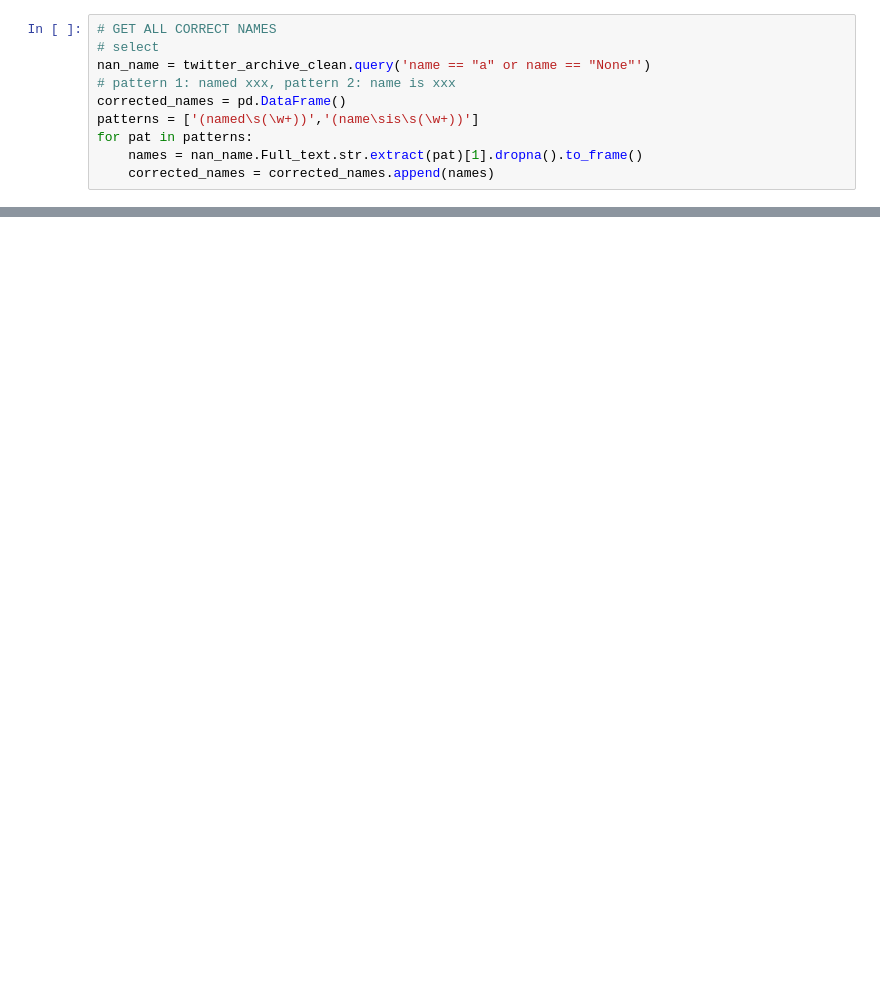
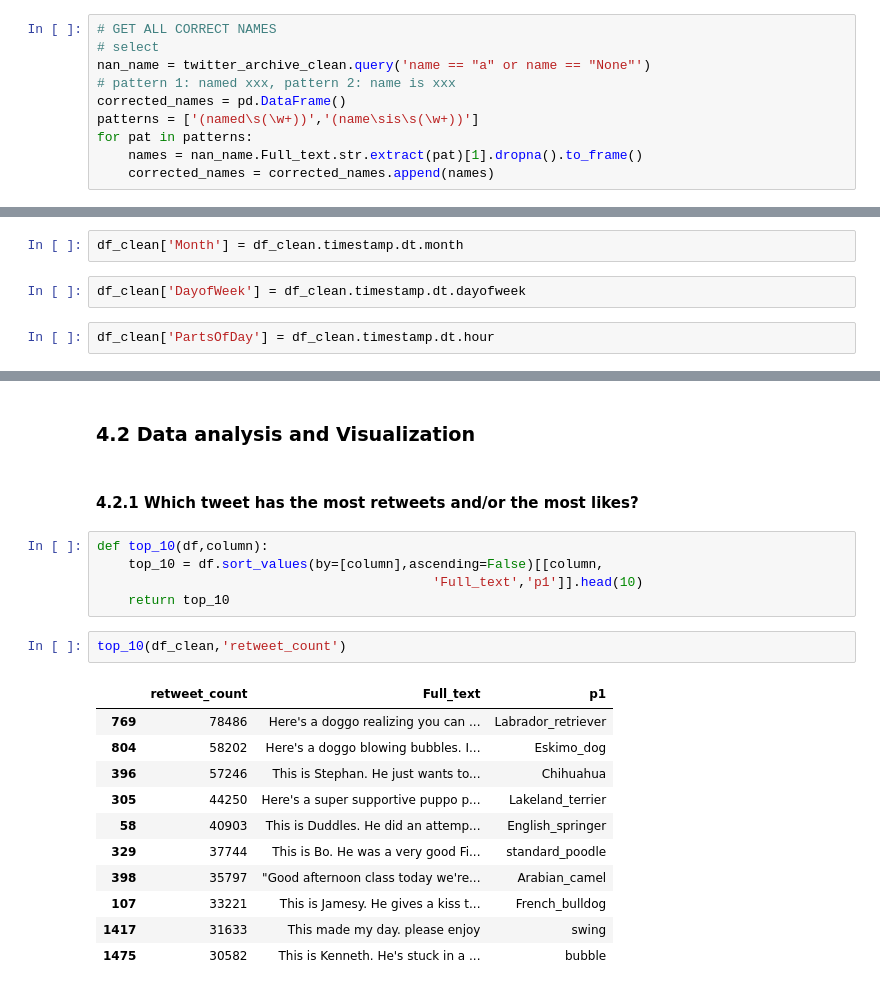
Before and after one commit to Jinning-beep/Udacity_data_analyst_projects, a Jupyter notebook: Project 4/wrangle_act.ipynb, the cells around one changed output, grey strips where cells are left out. Saved outputs shown, nothing was run; the diff lists cells and outputs as text; blank space fills up the shorter version.

```diff
--- a/Project 4/wrangle_act.ipynb
+++ b/Project 4/wrangle_act.ipynb
@@ -605,0 +868,6 @@ Name: Full_text, dtype: object
+# %%
+df_clean['Month'] = df_clean.timestamp.dt.month
+# %%
+df_clean['DayofWeek'] = df_clean.timestamp.dt.dayofweek
+# %%
+df_clean['PartsOfDay'] = df_clean.timestamp.dt.hour
@@ -605,0 +886,23 @@ Name: Full_text, dtype: object
+# %% [markdown]
+### 4.2 Data analysis and Visualization
+# %% [markdown]
+#### 4.2.1  Which tweet has the most retweets and/or the most likes?
+# %%
+def top_10(df,column):
+    top_10 = df.sort_values(by=[column],ascending=False)[[column,
+                                           'Full_text','p1']].head(10)
+    return top_10
+# %%
+top_10(df_clean,'retweet_count')
+# %% [output]
+|  | retweet_count | Full_text | p1 |
+| 769 | 78486 | Here's a doggo realizing you can ... | Labrador_retriever |
+| 804 | 58202 | Here's a doggo blowing bubbles. I... | Eskimo_dog |
+| 396 | 57246 | This is Stephan. He just wants to... | Chihuahua |
+| 305 | 44250 | Here's a super supportive puppo p... | Lakeland_terrier |
+| 58 | 40903 | This is Duddles. He did an attemp... | English_springer |
+| 329 | 37744 | This is Bo. He was a very good Fi... | standard_poodle |
+| 398 | 35797 | "Good afternoon class today we're... | Arabian_camel |
+| 107 | 33221 | This is Jamesy. He gives a kiss t... | French_bulldog |
+| 1417 | 31633 | This made my day. please enjoy | swing |
+| 1475 | 30582 | This is Kenneth. He's stuck in a ... | bubble |
```
Also changed, not shown: parts of 57 cells of this notebook, 1 other file.
